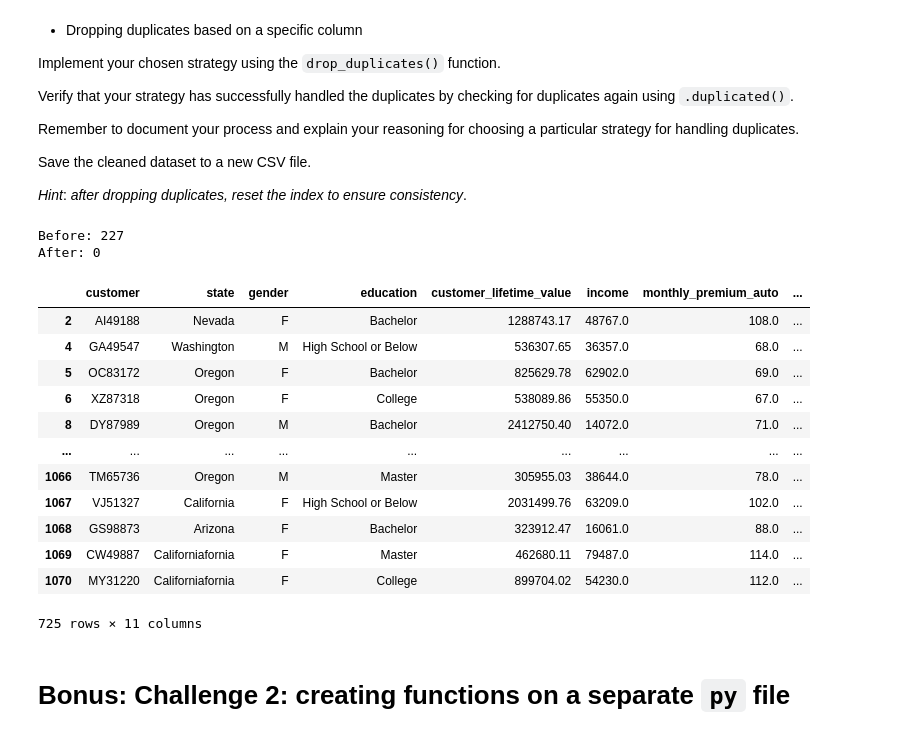
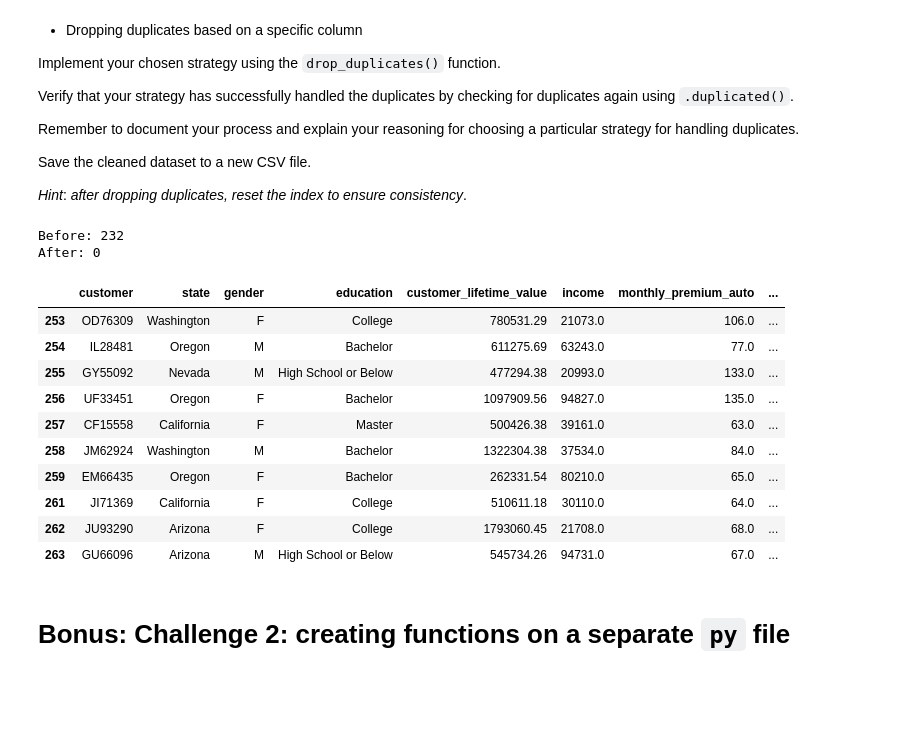
Before and after one commit to ivanalonsom/lab-dw-data-cleaning-and-formatting, a Jupyter notebook: lab-dw-data-cleaning-and-formatting.ipynb, the cells around one changed output. Saved outputs shown, nothing was run; the diff lists cells and outputs as text; code cells hidden in the pictures; blank space fills up the shorter version.

```diff
--- a/lab-dw-data-cleaning-and-formatting.ipynb
+++ b/lab-dw-data-cleaning-and-formatting.ipynb
@@ -33,11 +33,13 @@ df.head()
 
 df.columns = ["Customer", 'ST', 'GENDER', 'Education', 'Customer Lifetime Value', 'Income', 'Monthly Premium Auto', 'Number of Open Complaints', 'Policy Type', 'Vehicle Class', 'Total Claim Amount']
 
-for x in df.columns:
+df.columns = df.columns.str.lower().str.replace(" ", "_").str.replace(r'\bst\b', 'state', regex=True)   # El tipo de dato despues de .lower() es Index, con lo que debo de volver a escribir .str
+"""
+for x in df.columns:            MUCHO PEOR QUE LO DE ARRIBA YA QUE INVOLUCRA UN BUCLE FOR
     df.rename(columns={x: x.lower().replace(" ", "_")}, inplace=True)
 
-df.columns = df.columns.str.replace(r'\bst\b', 'state', regex=True)
-# ALT: df.rename(columns={'st': 'state'}, inplace=True)
+df.rename(columns={'st': 'state'}, inplace=True)
+"""
 
-df.columns
+df.head()
 # %% [output]
@@ -72,10 +76,16 @@ def fix_gender(x):
         return x
 
 
-df["gender"] = df["gender"].apply(fix_gender)
+df["gender"] = df["gender"].apply(fix_gender)           # Es mejor que un for loop pero aun así es un poco lento. Mejor usar si se puede el replace para algo así
+
+"""
+ALT
+gender_mapping = {'Femal': 'F', 'Male': 'M', 'Female': 'F'}
+df['gender'] = df['gender'].map(gender_mapping)
+"""
 
 df["state"] = df["state"].str.replace("AZ", "Arizona")
-df["state"] = df["state"].str.replace("Cali", "California")
+df["state"] = df["state"].str.replace(r"\bCali\b", "California", regex=True)
 df["state"] = df["state"].str.replace("WA", "Washington")
 # ALT
 # reemplazos = {"AZ": "Arizona", "Cali": "California", "WA": "Washington"}
@@ -83,7 +93,7 @@ df["state"] = df["state"].str.replace("WA", "Washington")
 
 df["education"] = df["education"].str.replace("Bachelors", "Bachelor")
 
-df["customer_lifetime_value"] = df["customer_lifetime_value"].str.replace("%", "")
+df["customer_lifetime_value"] = df["customer_lifetime_value"].str.replace("%", "")          # o .str.strip("%")
 
 replaced_car = {"Sports Car" : "Luxury", "Luxury SUV" : "Luxury", "Luxury Car" : "Luxury"}
 
@@ -115,17 +125,16 @@ It is important to note that this exercise does not involve handling null values
 # %%
 # Your code here
 
-df["customer_lifetime_value"] = df["customer_lifetime_value"].astype(float)
+df["customer_lifetime_value"] = df["customer_lifetime_value"].astype(float, errors='raise')
 
 def fix_open_complaints(x):
 
-    if pd.isnull(x) or '/' not in x:
+    if pd.isnull(x) or '/' not in x:            # Debo hacer esto primero para que no intente iterar nulos porque daría error
         return x
     elif '/' in x:
         x_splitted = x.split("/")
         return x_splitted[1]
 
-
 df["number_of_open_complaints"] = df["number_of_open_complaints"].apply(fix_open_complaints)
 # %% [markdown]
 ## Exercise 4: Dealing with Null values
@@ -198,26 +207,22 @@ df.drop_duplicates(subset=["state", "income"], keep='last', inplace=True)
 
 print(f"After: {df.duplicated(subset=["state", "income"]).sum()}")
 # %% [output]
-Before: 227
+Before: 232
 After: 0
 # %%
 df[100:110]           # There are gaps in the index between some data. For example there are no index 260
-
-df
 # %% [output]
 |  | customer | state | gender | education | customer_lifetime_value | income | monthly_premium_auto | ... |
-| 2 | AI49188 | Nevada | F | Bachelor | 1288743.17 | 48767.0 | 108.0 | ... |
-| 4 | GA49547 | Washington | M | High School or Below | 536307.65 | 36357.0 | 68.0 | ... |
-| 5 | OC83172 | Oregon | F | Bachelor | 825629.78 | 62902.0 | 69.0 | ... |
-| 6 | XZ87318 | Oregon | F | College | 538089.86 | 55350.0 | 67.0 | ... |
-| 8 | DY87989 | Oregon | M | Bachelor | 2412750.40 | 14072.0 | 71.0 | ... |
-| ... | ... | ... | ... | ... | ... | ... | ... | ... |
-| 1066 | TM65736 | Oregon | M | Master | 305955.03 | 38644.0 | 78.0 | ... |
-| 1067 | VJ51327 | California | F | High School or Below | 2031499.76 | 63209.0 | 102.0 | ... |
-| 1068 | GS98873 | Arizona | F | Bachelor | 323912.47 | 16061.0 | 88.0 | ... |
-| 1069 | CW49887 | Californiafornia | F | Master | 462680.11 | 79487.0 | 114.0 | ... |
-| 1070 | MY31220 | Californiafornia | F | College | 899704.02 | 54230.0 | 112.0 | ... |
+| 253 | OD76309 | Washington | F | College | 780531.29 | 21073.0 | 106.0 | ... |
+| 254 | IL28481 | Oregon | M | Bachelor | 611275.69 | 63243.0 | 77.0 | ... |
+| 255 | GY55092 | Nevada | M | High School or Below | 477294.38 | 20993.0 | 133.0 | ... |
+| 256 | UF33451 | Oregon | F | Bachelor | 1097909.56 | 94827.0 | 135.0 | ... |
+| 257 | CF15558 | California | F | Master | 500426.38 | 39161.0 | 63.0 | ... |
+| 258 | JM62924 | Washington | M | Bachelor | 1322304.38 | 37534.0 | 84.0 | ... |
+| 259 | EM66435 | Oregon | F | Bachelor | 262331.54 | 80210.0 | 65.0 | ... |
+| 261 | JI71369 | California | F | College | 510611.18 | 30110.0 | 64.0 | ... |
+| 262 | JU93290 | Arizona | F | College | 1793060.45 | 21708.0 | 68.0 | ... |
+| 263 | GU66096 | Arizona | M | High School or Below | 545734.26 | 94731.0 | 67.0 | ... |
-725 rows × 11 columns
 # %%
 df.reset_index(drop=True, inplace=True)     # drop True elimina el índice original y se reemplaza con uno nuevo que empieza de 0. Con False (por defecto) crea una nueva col con los índices nuevos
 
```
Also changed, not shown: parts of 5 cells of this notebook, 2 other files.
